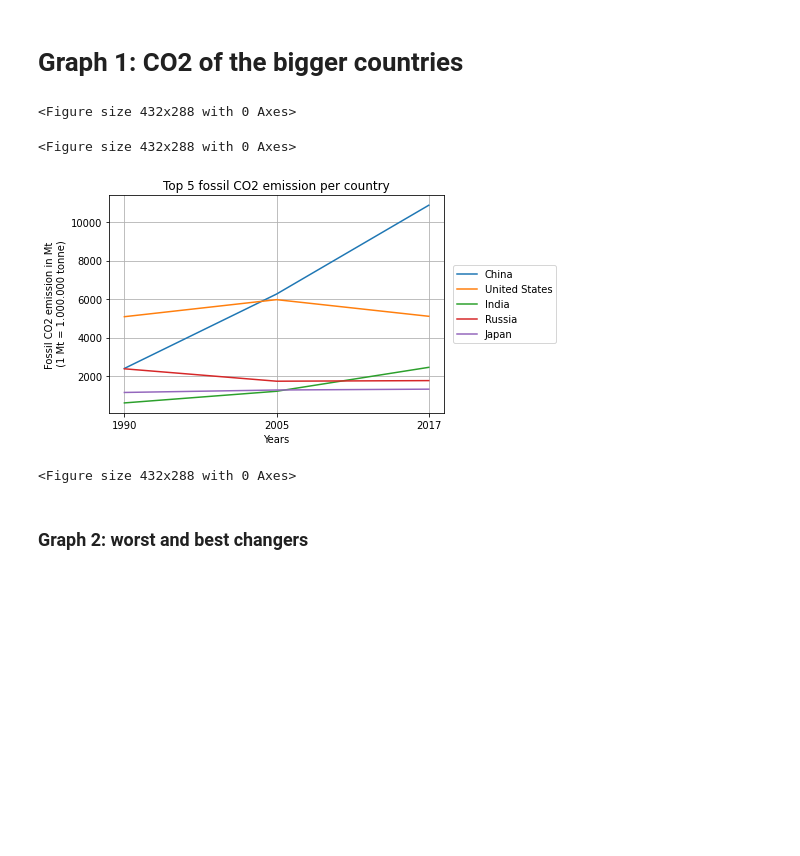
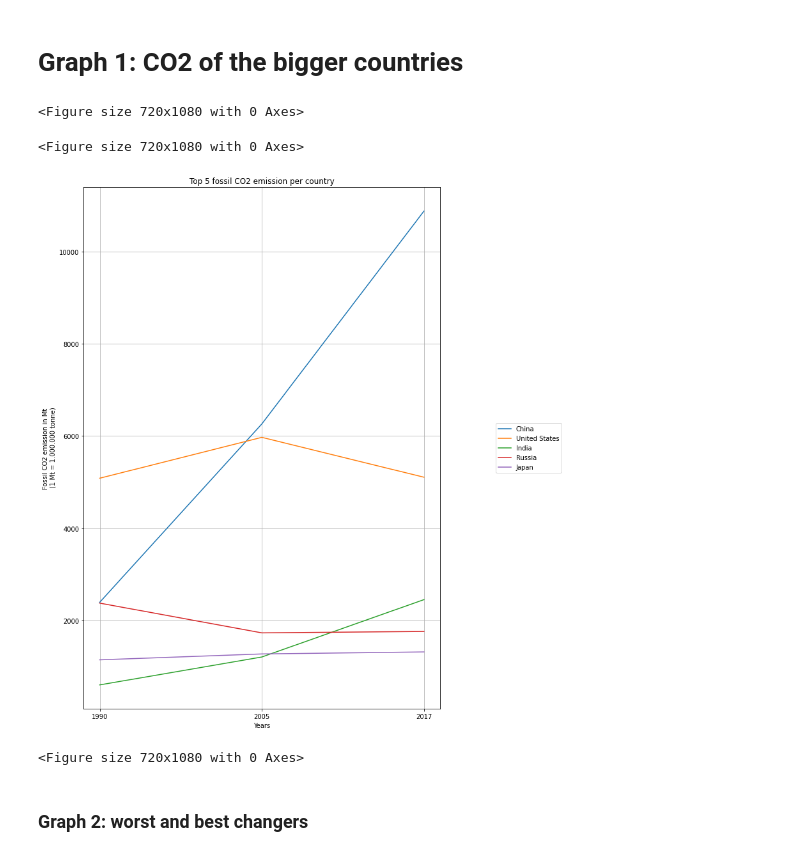
Before and after one commit to 88kHw88/Winc.Assignment.CO2, a Jupyter notebook: Kopie_van_Assignment_CO2_Emissions.ipynb, the cells around one changed output. Drawn from its saved outputs; the diff is of its cells as text; code cells hidden in the pictures; blank space fills up the shorter version.

```diff
--- a/Kopie_van_Assignment_CO2_Emissions.ipynb
+++ b/Kopie_van_Assignment_CO2_Emissions.ipynb
@@ -24,37 +24,38 @@ data = data_index.drop(["World", "World – International Aviation", "World –
 # Y-axis is the amount of CO2 emission of the given year
 # make a graph (line graph)
 
 #define variable 'years'
 years = data.columns[0:3]
 
 #define Mt CO2 data [countries, [years]]
 data_set = data.loc["Afghanistan":"Zimbabwe",["1990", "2005", "2017"]]
 
 #sort top 5 according of year 2017
 #https://stackoverflow.com/questions/16958499/sort-pandas-dataframe-and-print-highest-n-values
 data_mt = data_set.sort_values("2017", ascending = False).head(5)
 
 
 #plot line chart
 fig = plt.figure()
 fig, ax = plt.subplots()
 
 #for-loop to plot line chart
 for index, row in data_mt.iterrows():
   plt.plot(years, row[0:], label = index)
 
 #line chart settings
 ax.set_xlabel("Years")
 ax.set_ylabel("Fossil CO2 emission in Mt\n (1 Mt = 1.000.000 tonne)")
 ax.set_title('Top 5 fossil CO2 emission per country')
+plt.rcParams["figure.figsize"] = (10, 15) #Chart scaling
 plt.legend(loc='center right', bbox_to_anchor=(1.35, 0.5))
 plt.grid(True)
 plt.figure()
 # %% [output]
-<Figure size 432x288 with 0 Axes>
+<Figure size 720x1080 with 0 Axes>
-<Figure size 432x288 with 0 Axes>
+<Figure size 720x1080 with 0 Axes>
-[figure, old version]
+[figure, new version]
-<Figure size 432x288 with 0 Axes>
+<Figure size 720x1080 with 0 Axes>
 # %% [markdown]
 ### **Graph 2: worst and best changers**
 # %%
```
Also changed, not shown: parts of 2 cells of this notebook.
